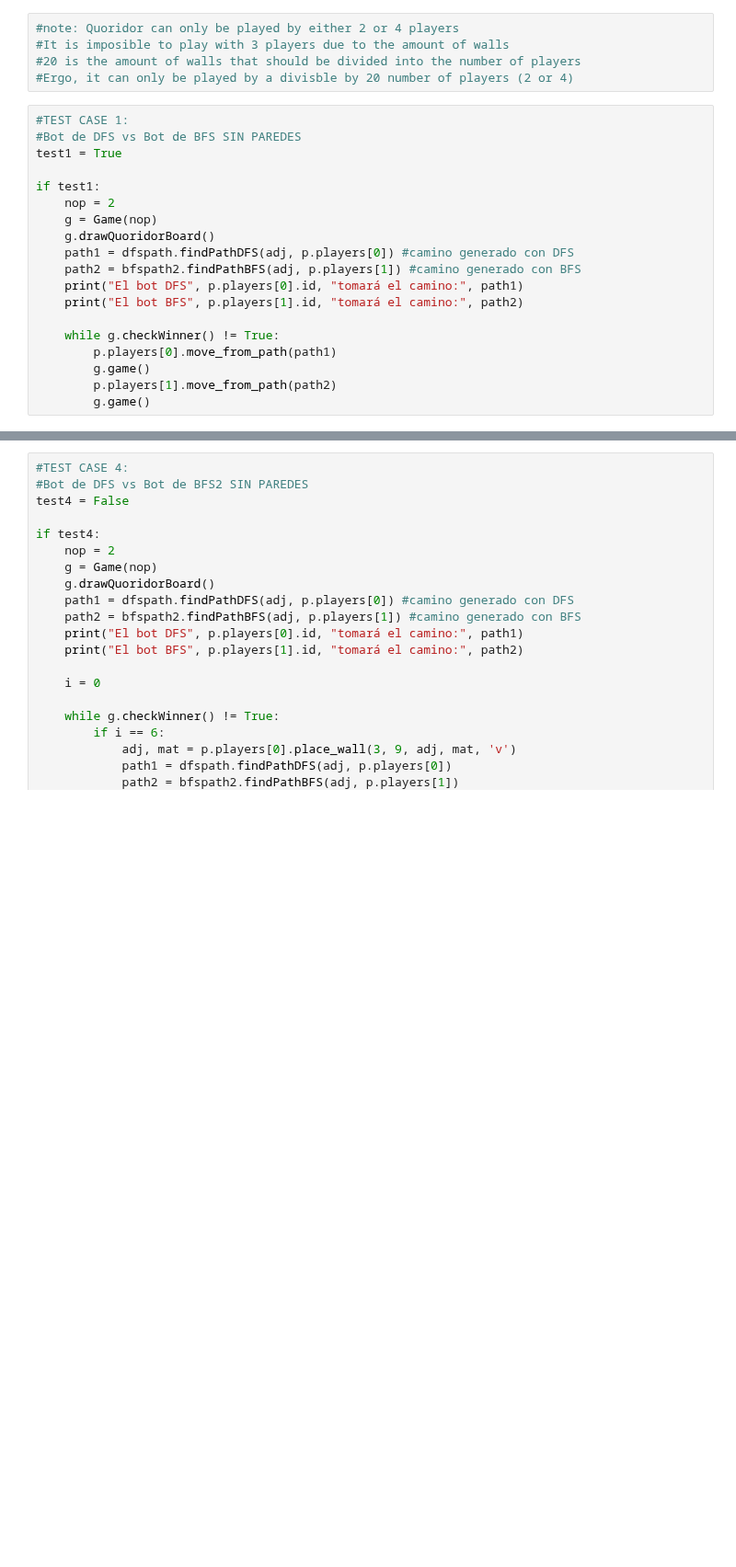
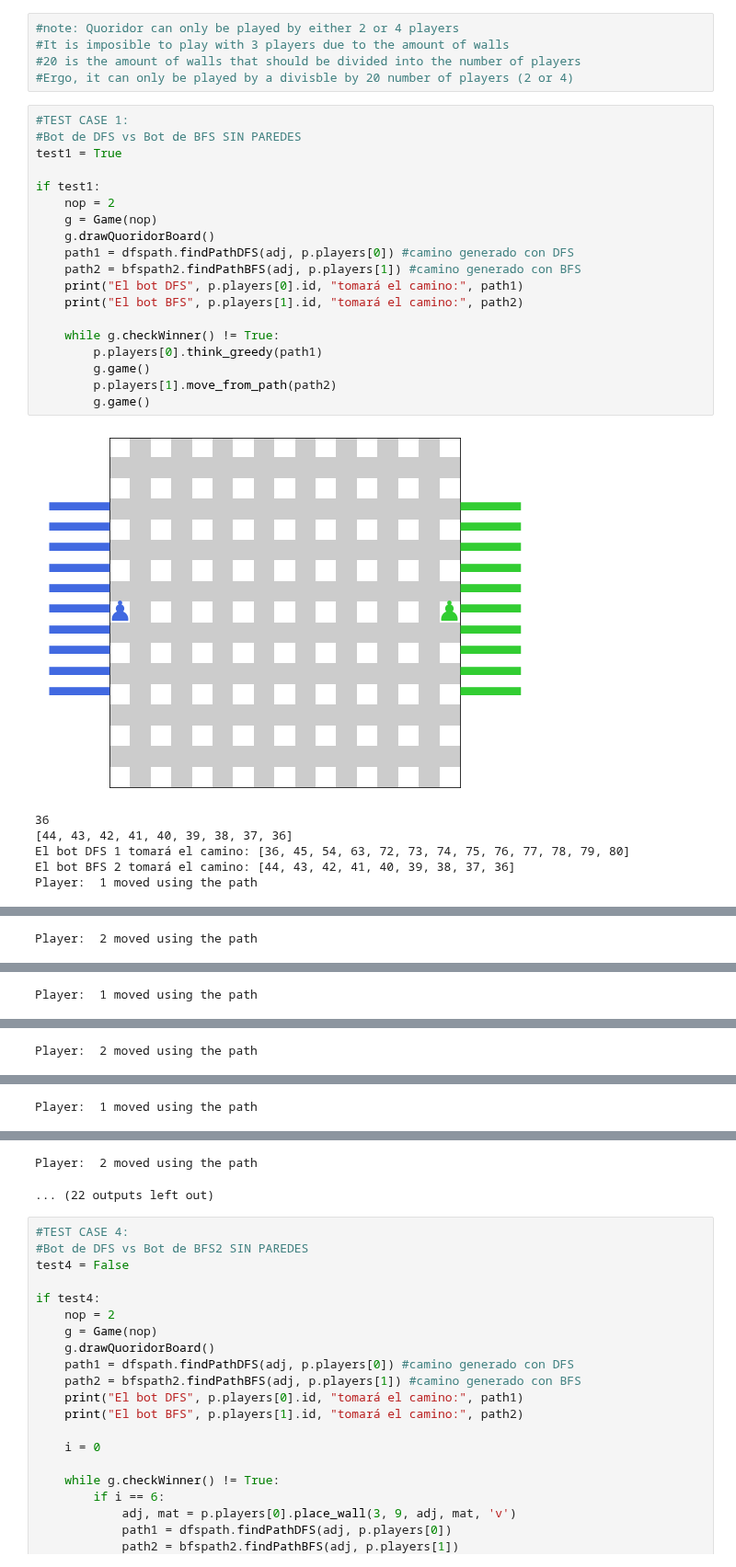
Before and after one commit to GinoQuispe21/WAPORIDOR, a Jupyter notebook: quoridor.ipynb, the cells around one changed output, grey strips where cells are left out. Shown at 92% size. Drawn from its saved outputs; the diff is of its cells as text; blank space fills up the shorter version.

Commit message:
Added example of method calling for Player class

```diff
--- a/quoridor.ipynb
+++ b/quoridor.ipynb
@@ -153,19 +155,26 @@ class Game:
 # %%
 #TEST CASE 1:
 #Bot de DFS vs Bot de BFS SIN PAREDES
 test1 = True
 
 if test1:
     nop = 2
     g = Game(nop)
     g.drawQuoridorBoard()
     path1 = dfspath.findPathDFS(adj, p.players[0]) #camino generado con DFS
     path2 = bfspath2.findPathBFS(adj, p.players[1]) #camino generado con BFS
     print("El bot DFS", p.players[0].id, "tomará el camino:", path1)
     print("El bot BFS", p.players[1].id, "tomará el camino:", path2)
 
     while g.checkWinner() != True:
-        p.players[0].move_from_path(path1)
+        p.players[0].think_greedy(path1)
         g.game()
         p.players[1].move_from_path(path2)
         g.game()
+# %% [output]
+[figure, added]
+36
+[44, 43, 42, 41, 40, 39, 38, 37, 36]
+El bot DFS 1 tomará el camino: [36, 45, 54, 63, 72, 73, 74, 75, 76, 77, 78, 79, 80]
+El bot BFS 2 tomará el camino: [44, 43, 42, 41, 40, 39, 38, 37, 36]
+Player:  1 moved using the path
@@ -171,0 +182 @@ if test1:
+Player:  2 moved using the path
@@ -171,0 +184 @@ if test1:
+Player:  1 moved using the path
@@ -171,0 +186 @@ if test1:
+Player:  2 moved using the path
@@ -171,0 +188 @@ if test1:
+Player:  1 moved using the path
@@ -172,3 +190,5 @@ if test1:
+Player:  2 moved using the path
+... (22 outputs left out)
 # %%
 #TEST CASE 4:
 #Bot de DFS vs Bot de BFS2 SIN PAREDES
```
Also changed, not shown: parts of 3 cells of this notebook, 2 other files.
